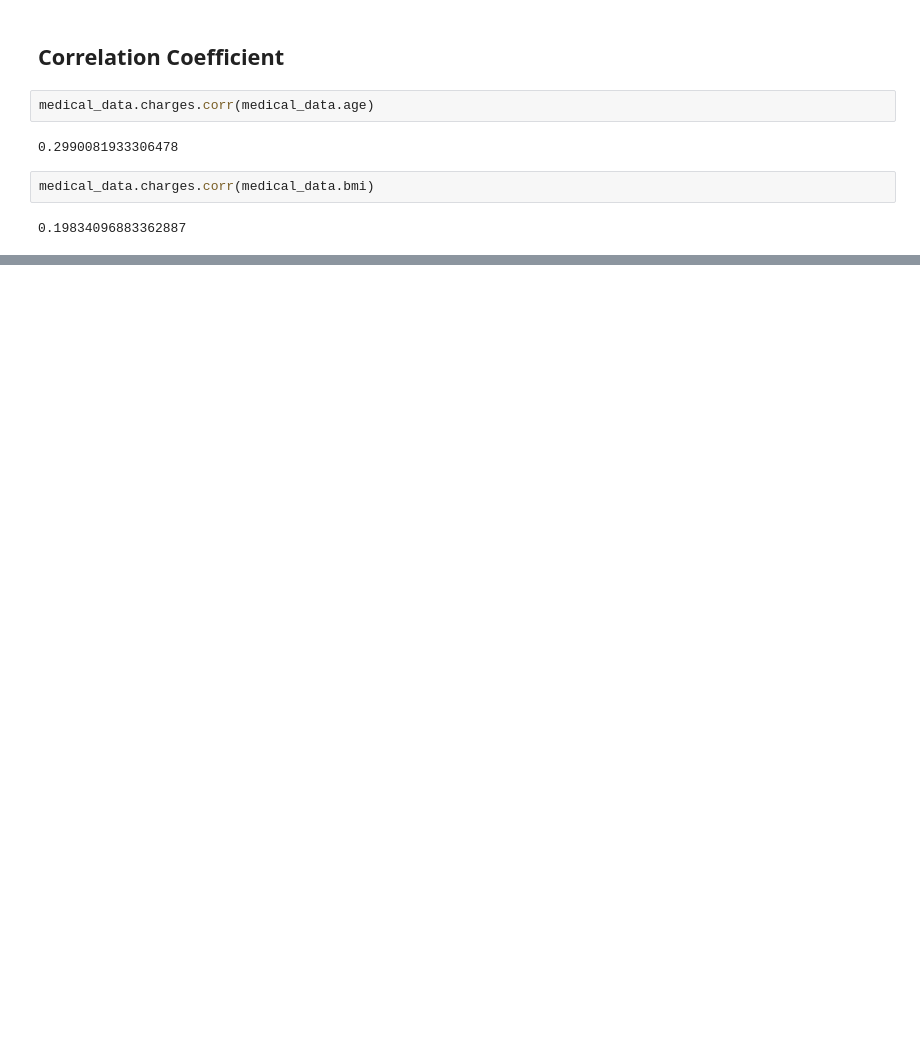
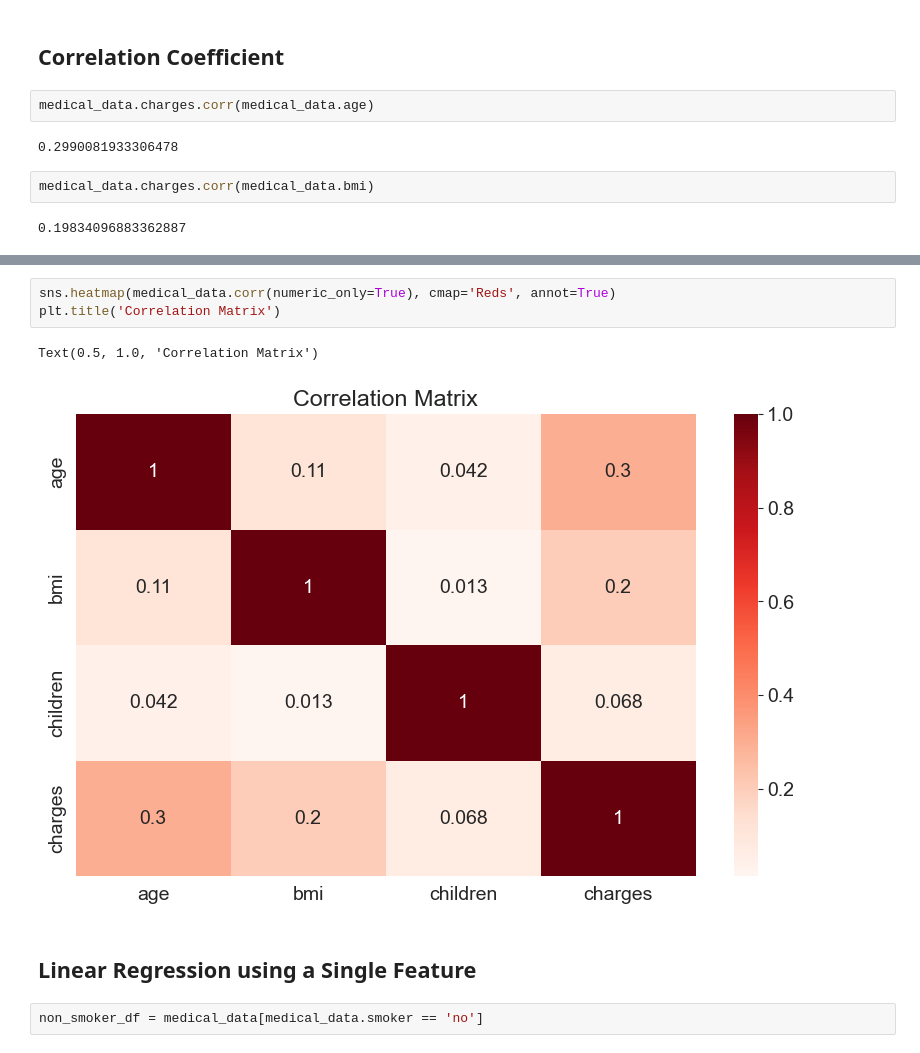
Before and after one commit to SopanMore11/LinearRegression, a Jupyter notebook: linear_regression.ipynb, the cells around one changed output, grey strips where cells are left out. Cells and saved outputs as stored; diff of their text form; blank space fills up the shorter version.

Commit message:
Added code for Linear regression using single variable

```diff
--- a/linear_regression.ipynb
+++ b/linear_regression.ipynb
@@ -187,0 +189,10 @@ a[1]
+# %%
+sns.heatmap(medical_data.corr(numeric_only=True), cmap='Reds', annot=True)
+plt.title('Correlation Matrix')
+# %% [output]
+Text(0.5, 1.0, 'Correlation Matrix')
+[figure, added]
+# %% [markdown]
+## Linear Regression using a Single Feature
+# %%
+non_smoker_df = medical_data[medical_data.smoker == 'no']
```
Also changed, not shown: parts of 43 cells of this notebook.
